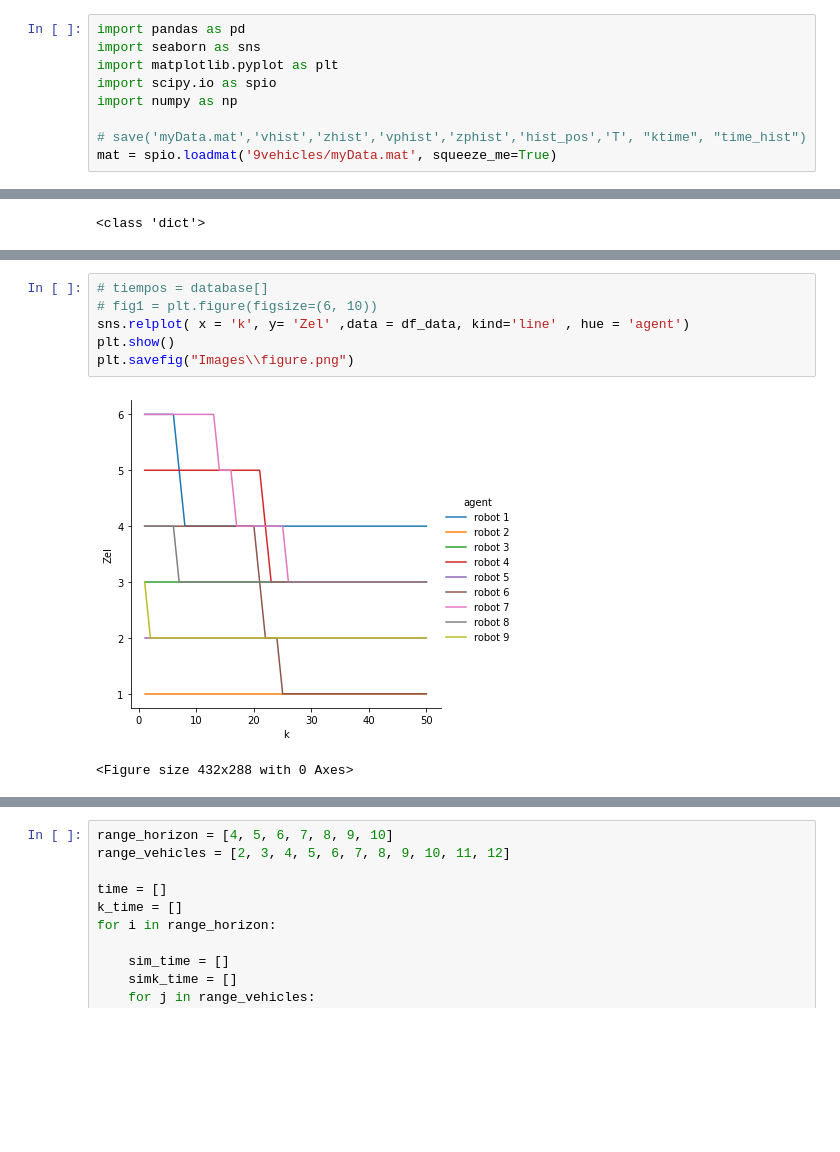
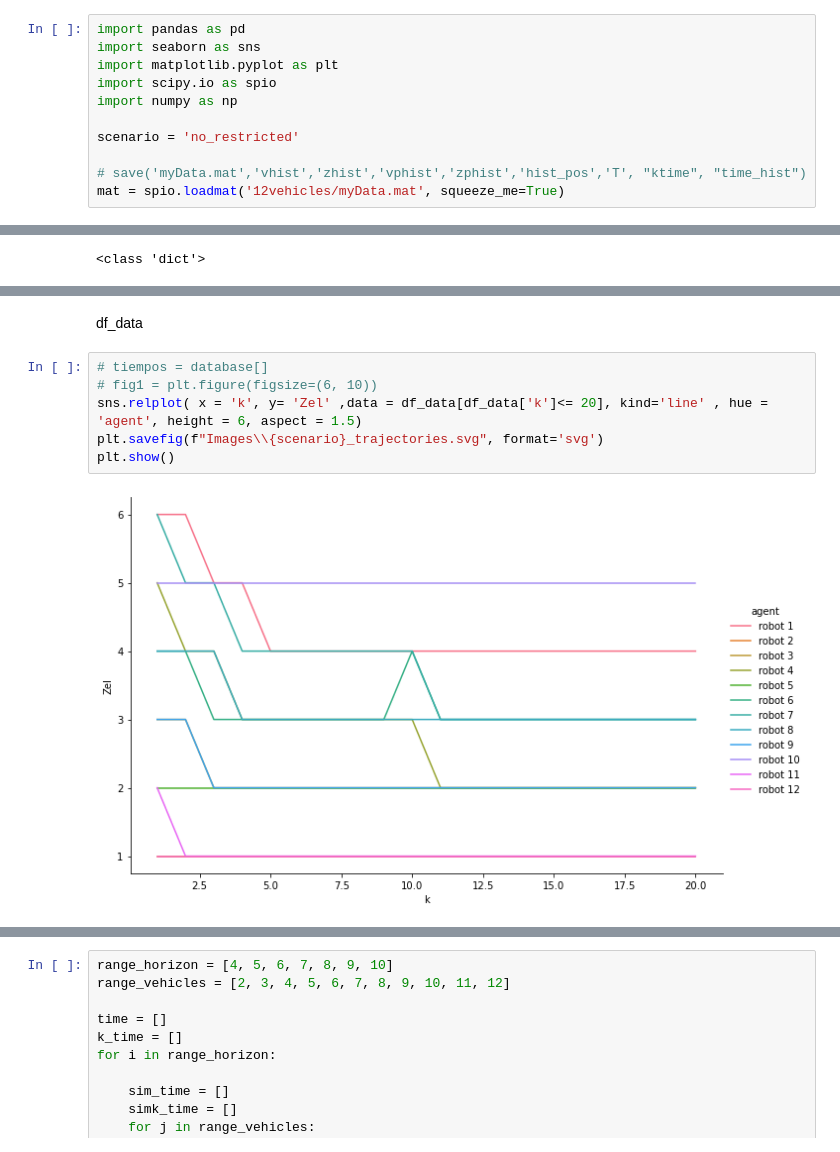
Before and after one commit to niospinag/Thesis-Nestor, a Jupyter notebook: Thesis_simulations/No_restricted/plot data.ipynb, the cells around one changed output, grey strips where cells are left out. Drawn from its saved outputs; the diff is of its cells as text; blank space fills up the shorter version.

```diff
--- a/Thesis_simulations/No_restricted/plot data.ipynb
+++ b/Thesis_simulations/No_restricted/plot data.ipynb
@@ -5,8 +5,10 @@ import matplotlib.pyplot as plt
 import scipy.io as spio
 import numpy as np
 
+scenario = 'no_restricted'
+
 # save('myData.mat','vhist','zhist','vphist','zphist','hist_pos','T', "ktime", "time_hist")
-mat = spio.loadmat('9vehicles/myData.mat', squeeze_me=True)
+mat = spio.loadmat('12vehicles/myData.mat', squeeze_me=True)
 # %%
 
 print(type(mat))
@@ -81,10 +83,12 @@ df_data
+# %% [markdown]
+
+df_data
 # %%
 # tiempos = database[]
 # fig1 = plt.figure(figsize=(6, 10))
-sns.relplot( x = 'k', y= 'Zel' ,data = df_data, kind='line' , hue = 'agent')
+sns.relplot( x = 'k', y= 'Zel' ,data = df_data[df_data['k']<= 20], kind='line' , hue = 'agent', height = 6, aspect = 1.5)
+plt.savefig(f"Images\\{scenario}_trajectories.svg", format='svg')
 plt.show()
-plt.savefig("Images\\figure.png")
 # %% [output]
-[figure, old version]
+[figure, new version]
-<Figure size 432x288 with 0 Axes>
 # %%
```
Also changed, not shown: parts of 13 cells of this notebook.
